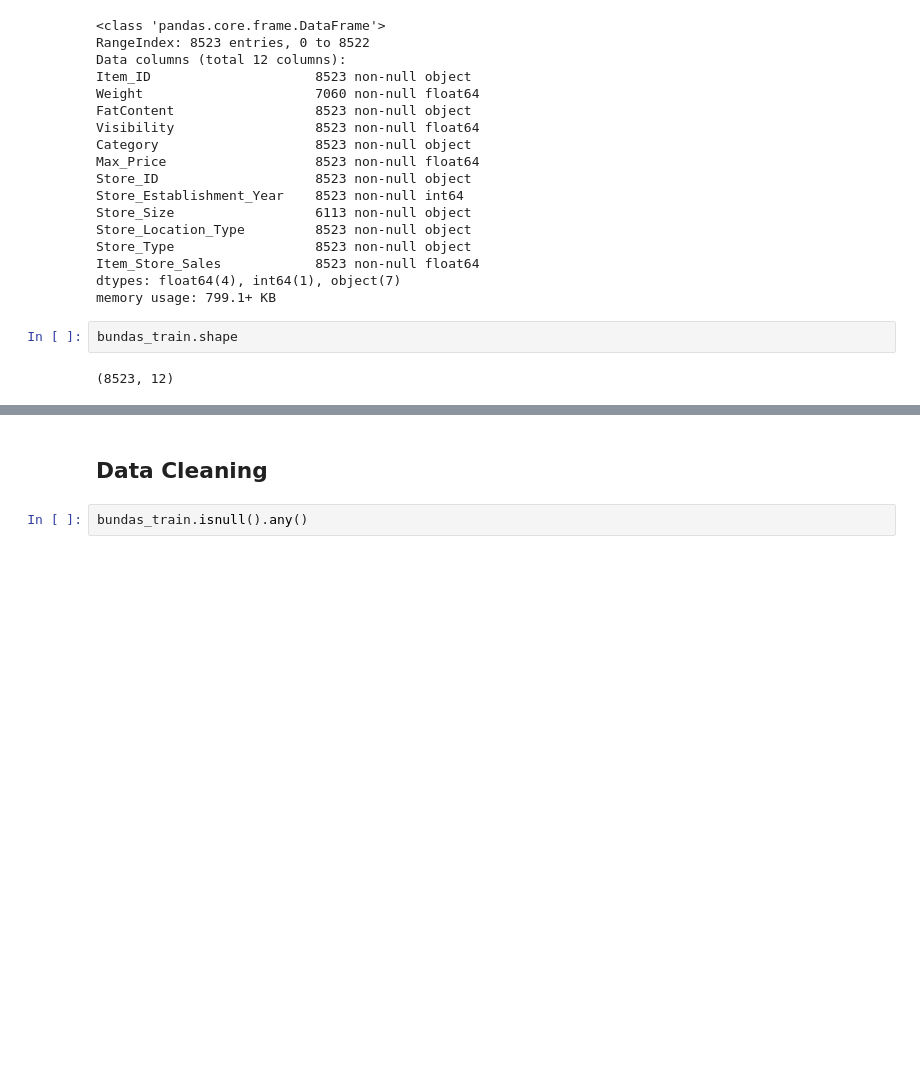
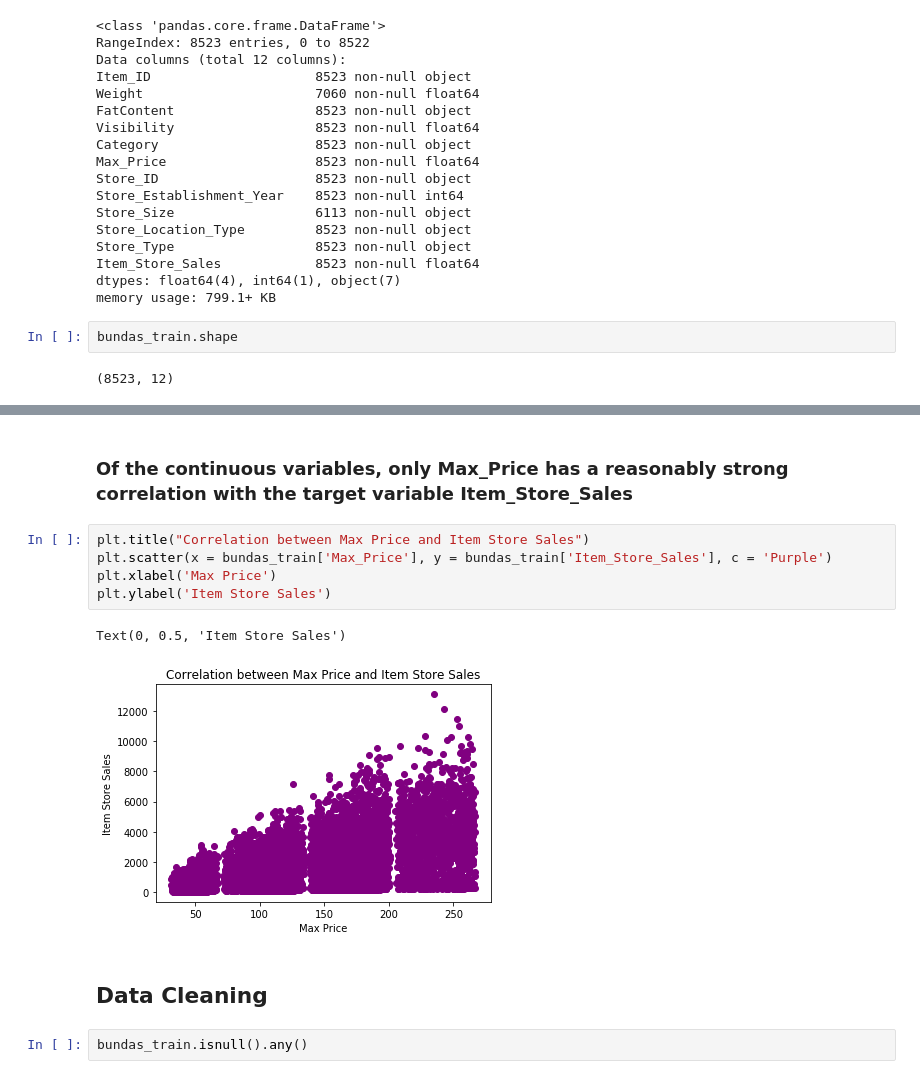
Before and after one commit to thigarette/BundasAnalysis, a Jupyter notebook: Bundas Analysis.ipynb, the cells around one changed output, grey strips where cells are left out. Drawn from its saved outputs; the diff is of its cells as text; blank space fills up the shorter version.

Commit message:
Add visualization and update README

```diff
--- a/Bundas Analysis.ipynb
+++ b/Bundas Analysis.ipynb
@@ -59,3 +71,13 @@ bundas_train.shape
+# %% [markdown]
+### Of the continuous variables, only Max_Price has a reasonably strong correlation with the target variable Item_Store_Sales
+# %%
+plt.title("Correlation between Max Price and Item Store Sales")
+plt.scatter(x = bundas_train['Max_Price'], y = bundas_train['Item_Store_Sales'], c = 'Purple')
+plt.xlabel('Max Price')
+plt.ylabel('Item Store Sales')
+# %% [output]
+Text(0, 0.5, 'Item Store Sales')
+[figure, added]
 # %% [markdown]
 ## Data Cleaning
 # %%
```
Also changed, not shown: parts of 32 cells of this notebook, 2 other files.
